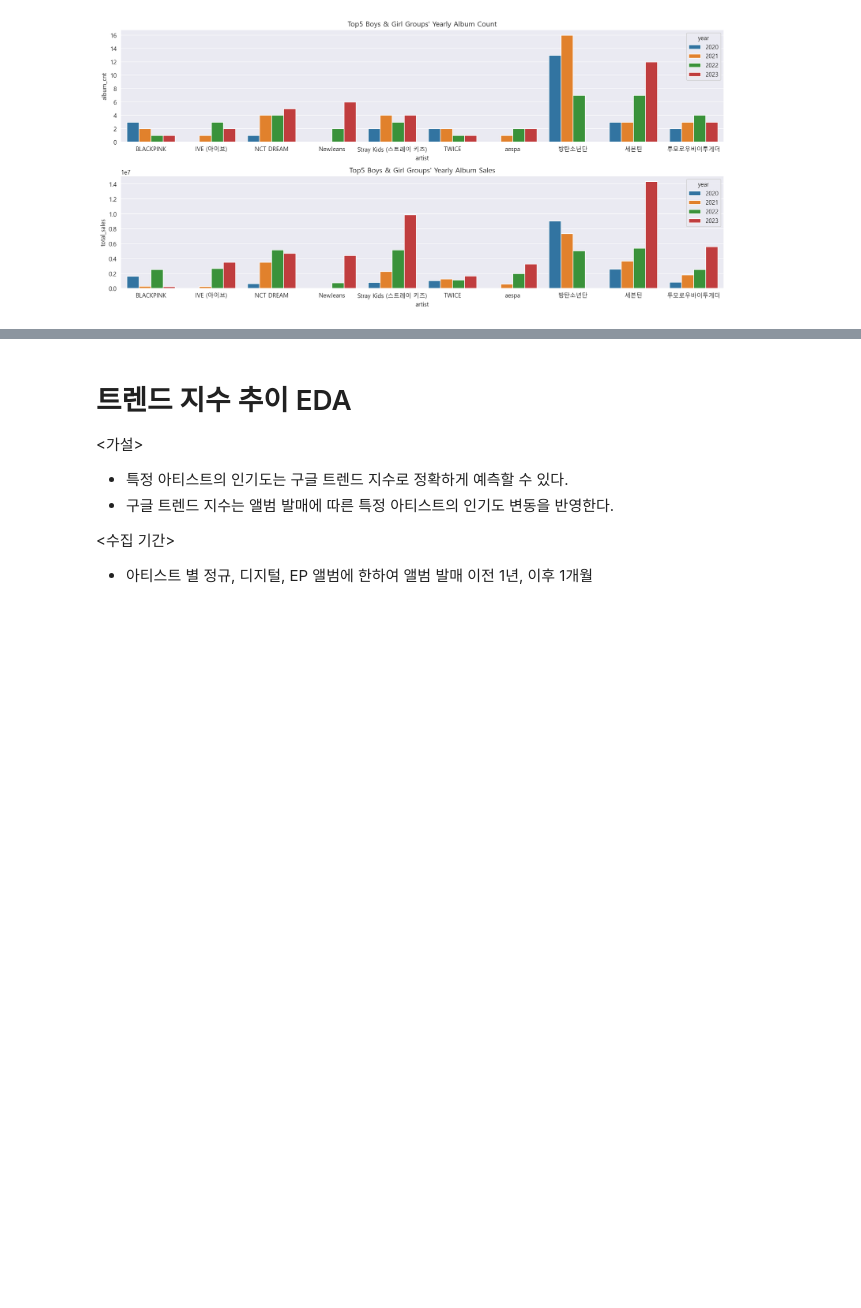
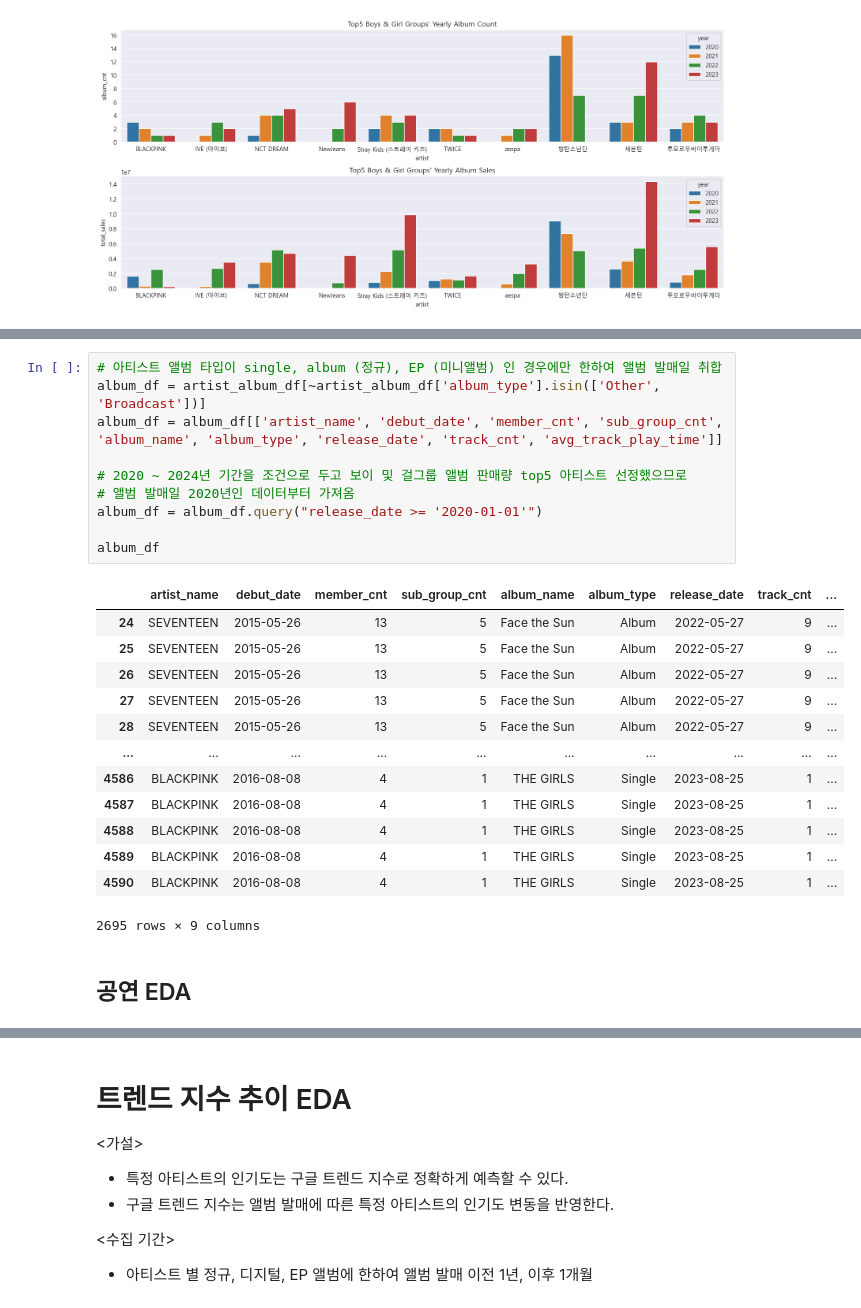
Before and after one commit to lucio-karin0506/Artist_Trend_Analysis, a Jupyter notebook: eda/google_trend_eda.ipynb, the cells around one changed output, grey strips where cells are left out. Cells and saved outputs as stored; diff of their text form; blank space fills up the shorter version.

```diff
--- a/eda/google_trend_eda.ipynb
+++ b/eda/google_trend_eda.ipynb
@@ -182,0 +226,26 @@ Name: count, dtype: int64
+# %%
+# 아티스트 앨범 타입이 single, album (정규), EP (미니앨범) 인 경우에만 한하여 앨범 발매일 취합
+album_df = artist_album_df[~artist_album_df['album_type'].isin(['Other', 'Broadcast'])]
+album_df = album_df[['artist_name', 'debut_date', 'member_cnt', 'sub_group_cnt', 'album_name', 'album_type', 'release_date', 'track_cnt', 'avg_track_play_time']]
+
+# 2020 ~ 2024년 기간을 조건으로 두고 보이 및 걸그룹 앨범 판매량 top5 아티스트 선정했으므로
+# 앨범 발매일 2020년인 데이터부터 가져옴
+album_df = album_df.query("release_date >= '2020-01-01'")
+
+album_df
+# %% [output]
+|  | artist_name | debut_date | member_cnt | sub_group_cnt | album_name | album_type | release_date | track_cnt | ... |
+| 24 | SEVENTEEN | 2015-05-26 | 13 | 5 | Face the Sun | Album | 2022-05-27 | 9 | ... |
+| 25 | SEVENTEEN | 2015-05-26 | 13 | 5 | Face the Sun | Album | 2022-05-27 | 9 | ... |
+| 26 | SEVENTEEN | 2015-05-26 | 13 | 5 | Face the Sun | Album | 2022-05-27 | 9 | ... |
+| 27 | SEVENTEEN | 2015-05-26 | 13 | 5 | Face the Sun | Album | 2022-05-27 | 9 | ... |
+| 28 | SEVENTEEN | 2015-05-26 | 13 | 5 | Face the Sun | Album | 2022-05-27 | 9 | ... |
+| ... | ... | ... | ... | ... | ... | ... | ... | ... | ... |
+| 4586 | BLACKPINK | 2016-08-08 | 4 | 1 | THE GIRLS | Single | 2023-08-25 | 1 | ... |
+| 4587 | BLACKPINK | 2016-08-08 | 4 | 1 | THE GIRLS | Single | 2023-08-25 | 1 | ... |
+| 4588 | BLACKPINK | 2016-08-08 | 4 | 1 | THE GIRLS | Single | 2023-08-25 | 1 | ... |
+| 4589 | BLACKPINK | 2016-08-08 | 4 | 1 | THE GIRLS | Single | 2023-08-25 | 1 | ... |
+| 4590 | BLACKPINK | 2016-08-08 | 4 | 1 | THE GIRLS | Single | 2023-08-25 | 1 | ... |
+2695 rows × 9 columns
+# %% [markdown]
+## 공연 EDA
```
Also changed, not shown: parts of 21 cells of this notebook.
